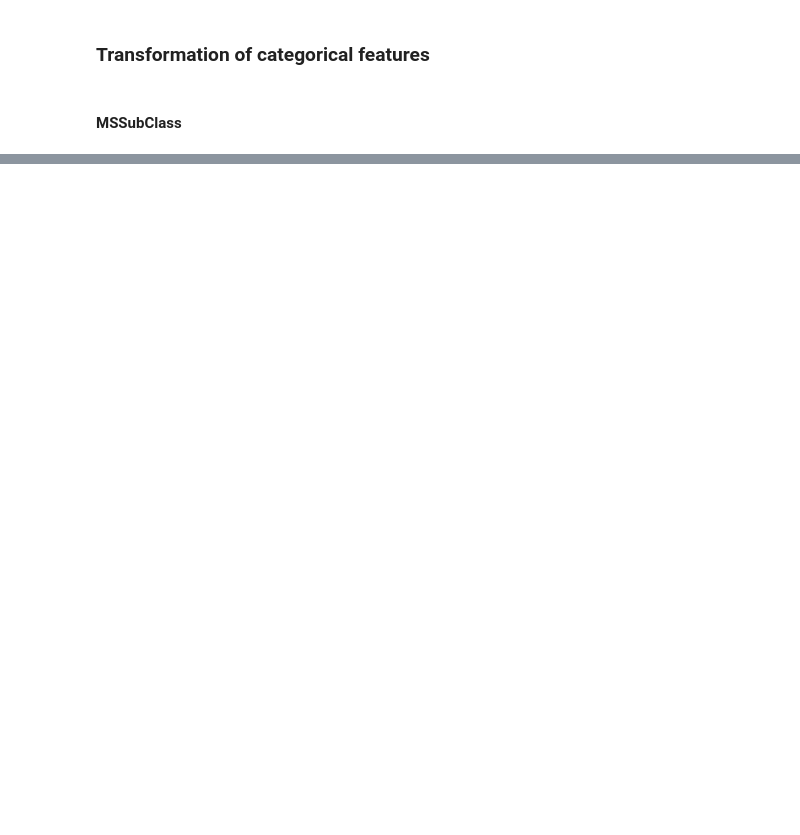
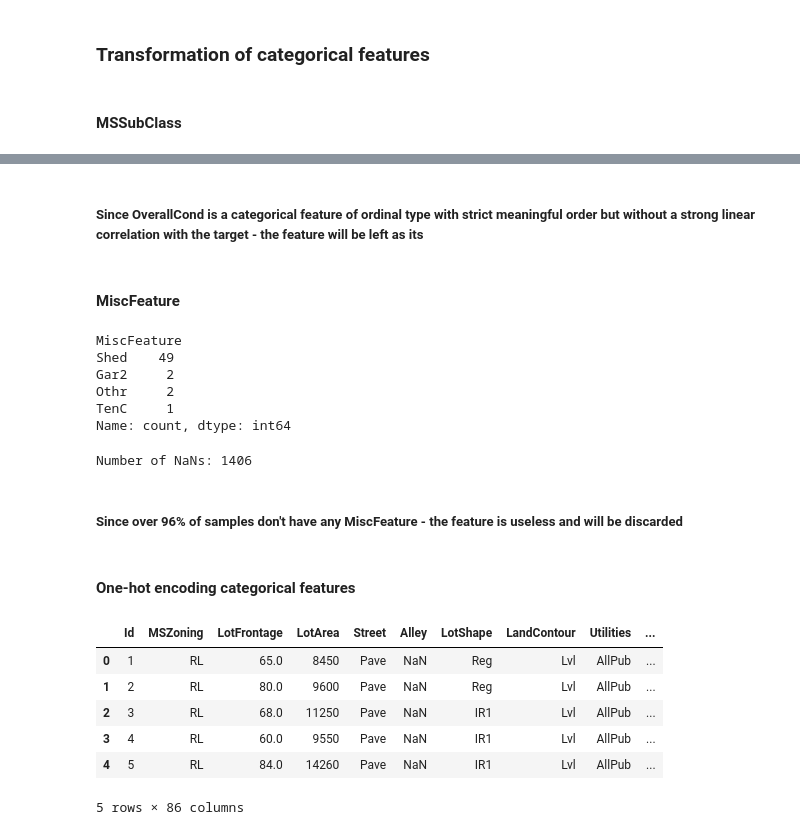
Before and after one commit to Jonik233/kaggle_house_prices, a Jupyter notebook: eda/main_eda.ipynb, the cells around one changed output, grey strips where cells are left out. Drawn from its saved outputs; the diff is of its cells as text; code cells hidden in the pictures; blank space fills up the shorter version.

```diff
--- a/eda/main_eda.ipynb
+++ b/eda/main_eda.ipynb
@@ -217,0 +328,73 @@ plt.show()
+# %% [markdown]
+##### Since OverallCond is a categorical feature of ordinal type with strict meaningful order but without a strong linear correlation with the target - the feature will be left as its
+# %% [markdown]
+#### MiscFeature
+# %%
+df.MiscFeature.value_counts()
+# %% [output]
+MiscFeature
+Shed    49
+Gar2     2
+Othr     2
+TenC     1
+Name: count, dtype: int64
+# %%
+n_nans = df.MiscFeature.isna().sum()
+print("Number of NaNs:", n_nans)
+# %% [output]
+Number of NaNs: 1406
+# %% [markdown]
+##### Since over 96% of samples don't have any MiscFeature - the feature is useless and will be discarded
+# %% [markdown]
+#### One-hot encoding categorical features
+# %%
+# Columns the values of which will be one-hot encoded
+COLUMNS_TO_ENCODE = ["MSSubClass", "BldgType", "HouseStyle", "Functional"]
+
+# Categories to encode in MSSubClass column
+MSSubClass_CATEGORIES_TO_ENCODE = [20, 50, 60, 120]
+
+# Categories to encode in BldgType column
+BldgType_CATEGORIES_TO_ENCODE = ["1Fam", "TwnhsE"]
+
+# Categories to encode in HouseStyle column
+HouseStyle_CATEGORIES_TO_ENCODE = ["1Story", "2Story"]
+
+# Categories to encode in Functional column
+Functional_CATEGORIES_TO_ENCODE = ["Typ"]
+
+encoder = OneHotEncoder(
+   categories=[
+       MSSubClass_CATEGORIES_TO_ENCODE,
+       BldgType_CATEGORIES_TO_ENCODE,
+       HouseStyle_CATEGORIES_TO_ENCODE,
+       Functional_CATEGORIES_TO_ENCODE
+   ],
+   handle_unknown="ignore",
+   sparse_output=False,
+   dtype=np.int64,
+)
+encoder.fit(df[COLUMNS_TO_ENCODE])
+
+# Applying universal encoder
+encoded_arr = encoder.transform(df[COLUMNS_TO_ENCODE])
+encoded_df = pd.DataFrame(
+   data=encoded_arr,
+   columns=encoder.get_feature_names_out(COLUMNS_TO_ENCODE),
+   index=df.index,
+   dtype=np.int64,
+)
+
+# Replacing unencoded columns with encoded
+df = df.drop(columns=COLUMNS_TO_ENCODE)
+df = pd.concat([df, encoded_df], axis=1)
+
+df.head()
+# %% [output]
+|  | Id | MSZoning | LotFrontage | LotArea | Street | Alley | LotShape | LandContour | Utilities | ... |
+| 0 | 1 | RL | 65.0 | 8450 | Pave | NaN | Reg | Lvl | AllPub | ... |
+| 1 | 2 | RL | 80.0 | 9600 | Pave | NaN | Reg | Lvl | AllPub | ... |
+| 2 | 3 | RL | 68.0 | 11250 | Pave | NaN | IR1 | Lvl | AllPub | ... |
+| 3 | 4 | RL | 60.0 | 9550 | Pave | NaN | IR1 | Lvl | AllPub | ... |
+| 4 | 5 | RL | 84.0 | 14260 | Pave | NaN | IR1 | Lvl | AllPub | ... |
+5 rows × 86 columns
```
Also changed, not shown: parts of 24 cells of this notebook.
